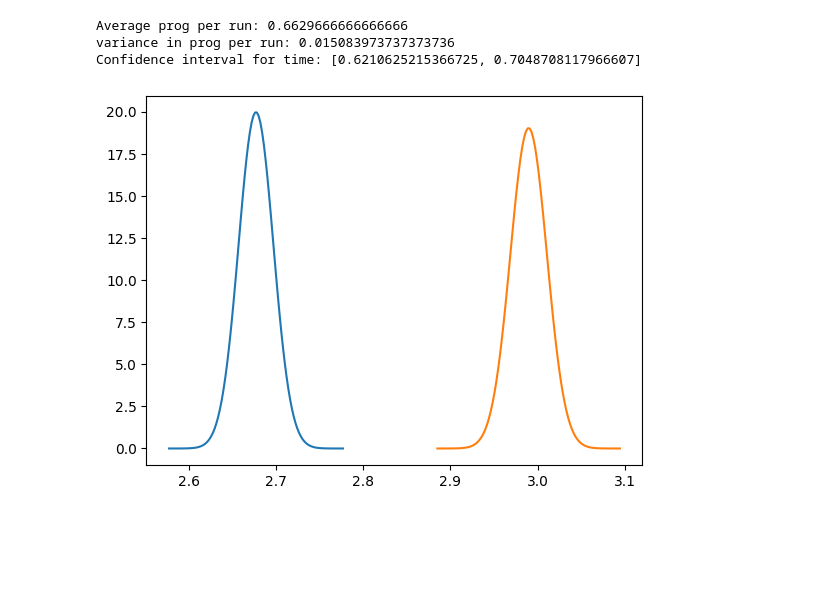
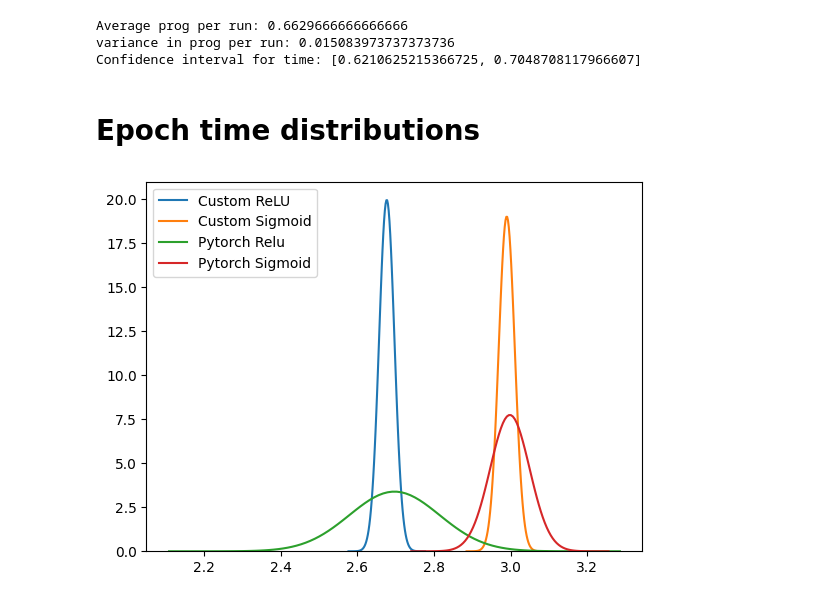
Before and after one commit to sebbdk/mnist-project-playground, a Jupyter notebook: results/calc.ipynb, the cells around one changed output. Saved outputs shown, nothing was run; the diff lists cells and outputs as text; code cells hidden in the pictures; blank space fills up the shorter version.

Commit message:
added more better graphs

```diff
--- a/results/calc.ipynb
+++ b/results/calc.ipynb
@@ -62,28 +101,42 @@ print("Confidence interval for time:", confidenceInterval)
 Average prog per run: 0.6629666666666666
 variance in prog per run: 0.015083973737373736
 Confidence interval for time: [0.6210625215366725, 0.7048708117966607]
+# %% [markdown]
+# Epoch time distributions
 # %%
 import matplotlib.pyplot as plt
 import scipy.stats as stats
 
 chartData = []
 for prog in timings:
 	chartData = chartData +  prog.tolist()
 
 chartData2 = []
 for prog in timingsB:
 	chartData2 = chartData2 +  prog.tolist()
 
-mu = np.mean(chartData)
-sigma = np.sqrt(np.var(chartData))
-x = np.linspace(mu - 5*sigma, mu + 5*sigma, 100)
-plt.plot(x, stats.norm.pdf(x, mu, sigma))
+chartDataPytorchRelu = []
+for prog in timingsPytorchRelu:
+	chartDataPytorchRelu = chartData +  prog.tolist()
 
-mu = np.mean(chartData2)
-sigma = np.sqrt(np.var(chartData2))
-x = np.linspace(mu - 5*sigma, mu + 5*sigma, 100)
-plt.plot(x, stats.norm.pdf(x, mu, sigma))
+chartDataPytorchSigmoid = []
+for prog in timingsPytorchSigmoid:
+	chartDataPytorchSigmoid = chartData2 +  prog.tolist()
+
+def plotMe(data, label):
+	mu = np.mean(data)
+	sigma = np.sqrt(np.var(data))
+	x = np.linspace(mu - 5*sigma, mu + 5*sigma, 100)
+	plt.plot(x, stats.norm.pdf(x, mu, sigma), label=label)
+
+plotMe(chartData, A_name)
+plotMe(chartData2, B_name)
+plotMe(chartDataPytorchRelu, "Pytorch Relu")
+plotMe(chartDataPytorchSigmoid, "Pytorch Sigmoid")
+
+plt.legend(loc="upper left")
+plt.ylim(0, 21.0)
 
 plt.show()
 # %% [output]
-[figure, old version]
+[figure, new version]
```
Also changed, not shown: parts of 6 cells of this notebook, 2 other files.
